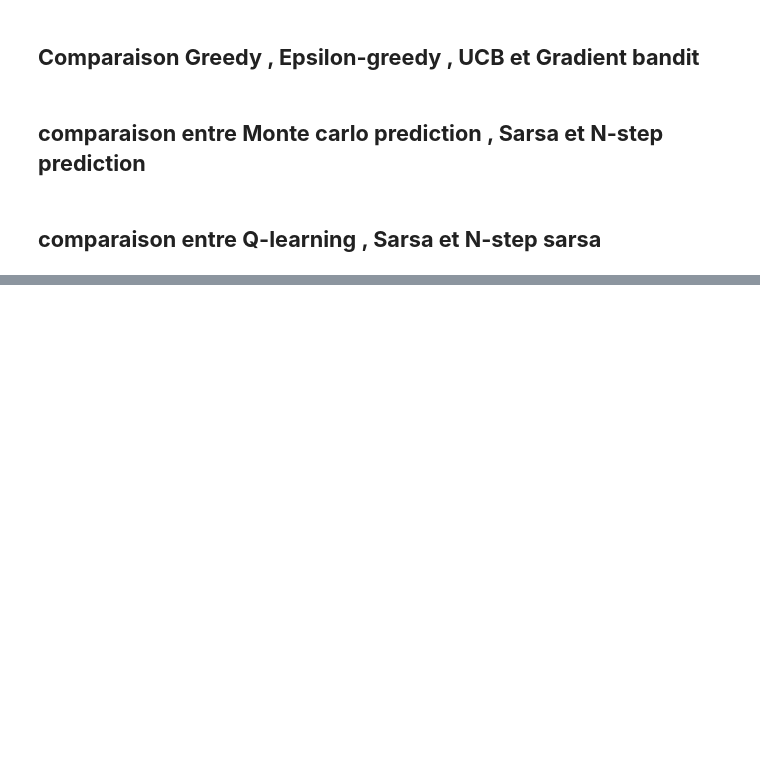
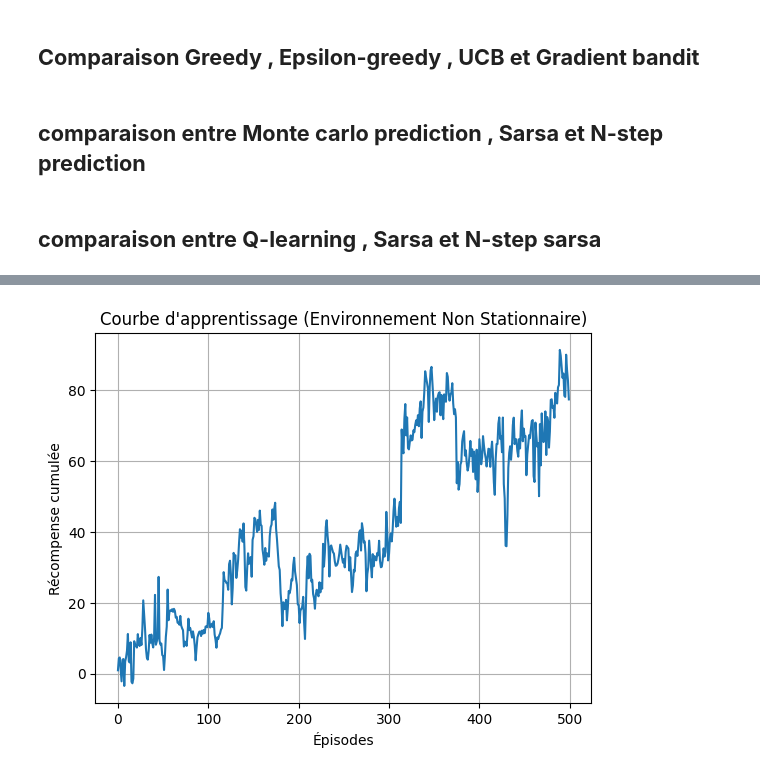
Before and after one commit to jbbonice2/PROJET-RL, a Jupyter notebook: algoComparatifGreedyUcbGrandiant.ipynb, the cells around one changed output, grey strips where cells are left out. Drawn from its saved outputs; the diff is of its cells as text; code cells hidden in the pictures; blank space fills up the shorter version.

```diff
--- a/algoComparatifGreedyUcbGrandiant.ipynb
+++ b/algoComparatifGreedyUcbGrandiant.ipynb
@@ -490,0 +588,46 @@ plt.show()
+# %%
+# Initialisation
+env = DynamicMazeEnvironment(size=5)
+agent = SARSAAgent(size=5)
+
+# Entraînement
+episodes = 500
+steps_per_episode = 50
+rewards_per_episode = []
+actions_rewards_per_episode = {}  # Dictionnaire pour stocker actions et récompenses
+
+for episode in range(episodes):
+    state = env.reset()
+    action = agent.choose_action(state)
+    total_reward = 0
+    actions_rewards_per_episode[episode] = []  # Initialiser la liste pour cet épisode
+
+    for step in range(steps_per_episode):
+        next_state, reward = env.step(action)
+        next_action = agent.choose_action(next_state)
+
+        # Enregistrer l'action et la récompense
+        actions_rewards_per_episode[episode].append({"state": state, "action": action, "reward": reward})
+
+        agent.update(state, action, reward, next_state, next_action)
+        state, action = next_state, next_action
+
+        total_reward += reward
+        if state == env.goal:
+            break
+    rewards_per_episode.append(total_reward)
+
+# Affichage des résultats
+print("Récompenses cumulées par épisode :", rewards_per_episode)
+print("\nDictionnaire actions-récompenses par épisode :")
+for episode, actions_rewards in actions_rewards_per_episode.items():
+    print(f"Épisode {episode}: {actions_rewards}")
+
+# Courbe d'apprentissage
+plt.plot(rewards_per_episode)
+plt.title("Courbe d'apprentissage (Environnement Non Stationnaire)")
+plt.xlabel("Épisodes")
+plt.ylabel("Récompense cumulée")
+plt.grid()
+plt.show()
+# %% [output]
@@ -490,0 +651 @@ plt.show()
+[figure, added]
```
Also changed, not shown: parts of 5 cells of this notebook.
